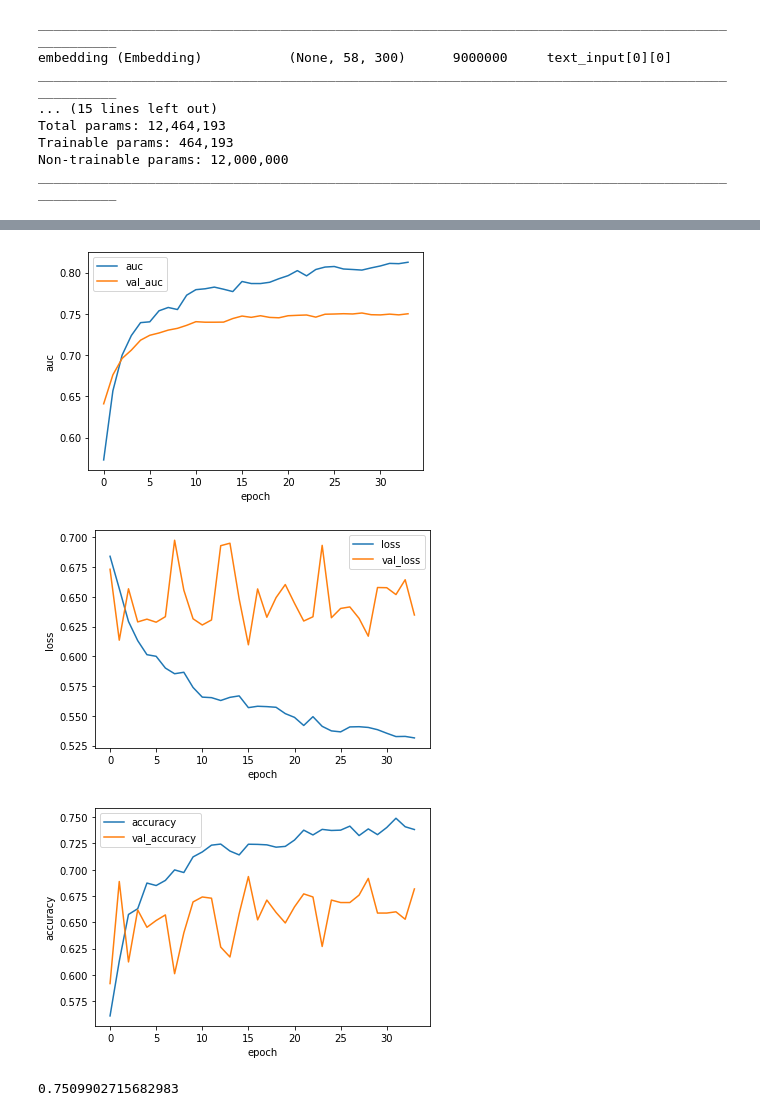
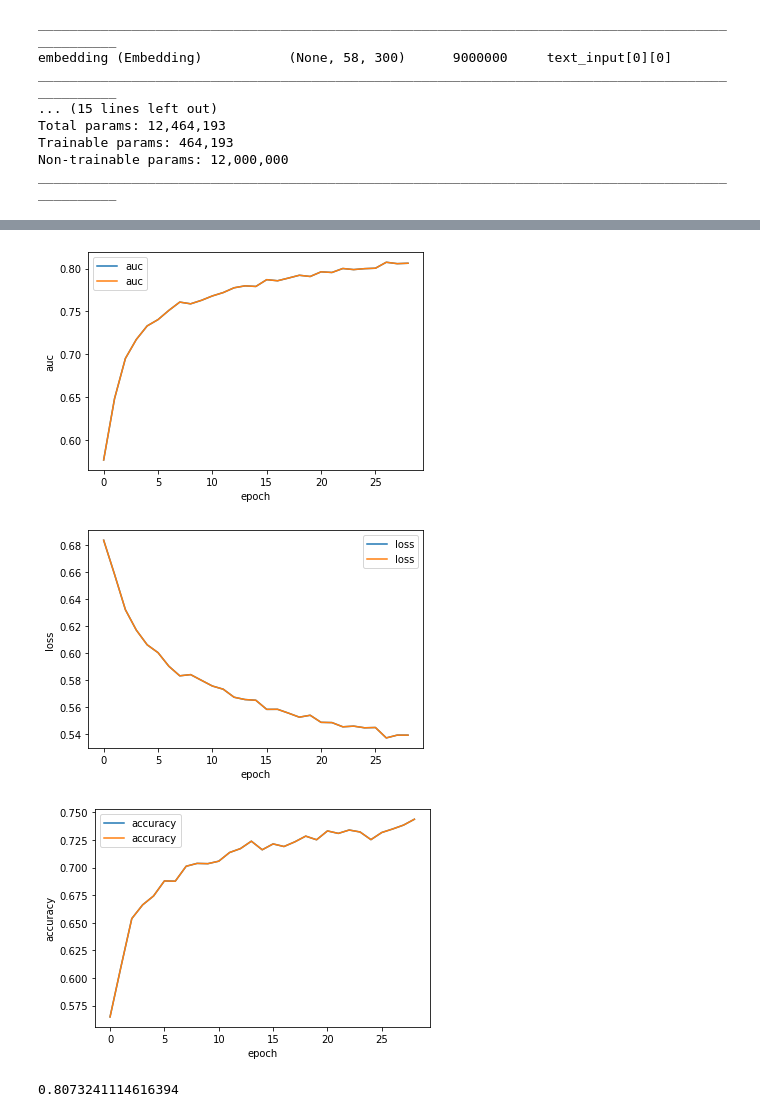
Before and after one commit to jherberg462/hatefulmemes, a Jupyter notebook: two_input_model.ipynb, the cells around one changed output, grey strips where cells are left out. Drawn from its saved outputs; the diff is of its cells as text; code cells hidden in the pictures.

```diff
--- a/two_input_model.ipynb
+++ b/two_input_model.ipynb
@@ -40,7 +40,7 @@ params = {
     'train_size':8500,
     'test_examples_per_file': 500,
     'test_size': 1000,
-    'version': 13, #model version number
+    'version': 14, #model version number
     'caption_text_input_length': 49,
     'caption_model_version': 4,
     'meme_text_length': 58,
@@ -539,9 +541,9 @@ early_stopping = tf.keras.callbacks.EarlyStopping(monitor='val_auc',
                                 restore_best_weights=True)
 
 history = model.fit(x=(ds[0]), y=ds[1],
-                    validation_split=0.2,
-                    epochs=250,
+                    #validation_split=0.2,
+                    epochs=29,
                     class_weight=class_weights,
-                    callbacks=[early_stopping],
+                    #callbacks=[early_stopping],
                     steps_per_epoch=27)
 # %% [output]
@@ -580,17 +581,17 @@ def plot_metric(metric1, metric2, ylabel):
     plt.legend()
     plt.show()
 # %%
-plot_metric('auc', 'val_auc', 'auc')
-plot_metric('loss', 'val_loss', 'loss')
-plot_metric('accuracy', 'val_accuracy', 'accuracy')
+plot_metric('auc', 'auc', 'auc')
+plot_metric('loss', 'loss', 'loss')
+plot_metric('accuracy', 'accuracy', 'accuracy')
 # %% [output]
-[figure, old version]
+[figure, new version]
-[figure, old version]
+[figure, new version]
-[figure, old version]
+[figure, new version]
 # %%
-max(history.history['val_auc'])
+max(history.history['auc'])
 # %% [output]
-0.7509902715682983
+0.8073241114616394
 # %%
 model_name = 'model_hateful_memes_v{}.h5'.format(params['version'])
 model.save(model_name)
```
Also changed, not shown: parts of 5 cells of this notebook.
